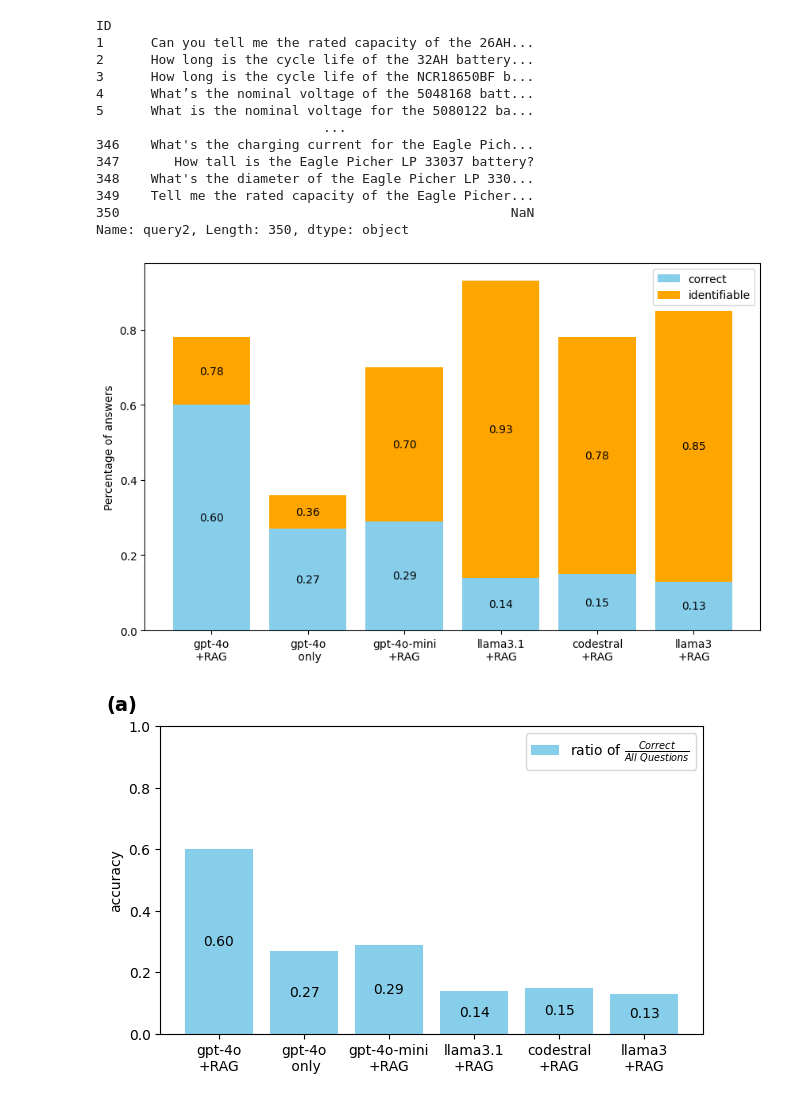
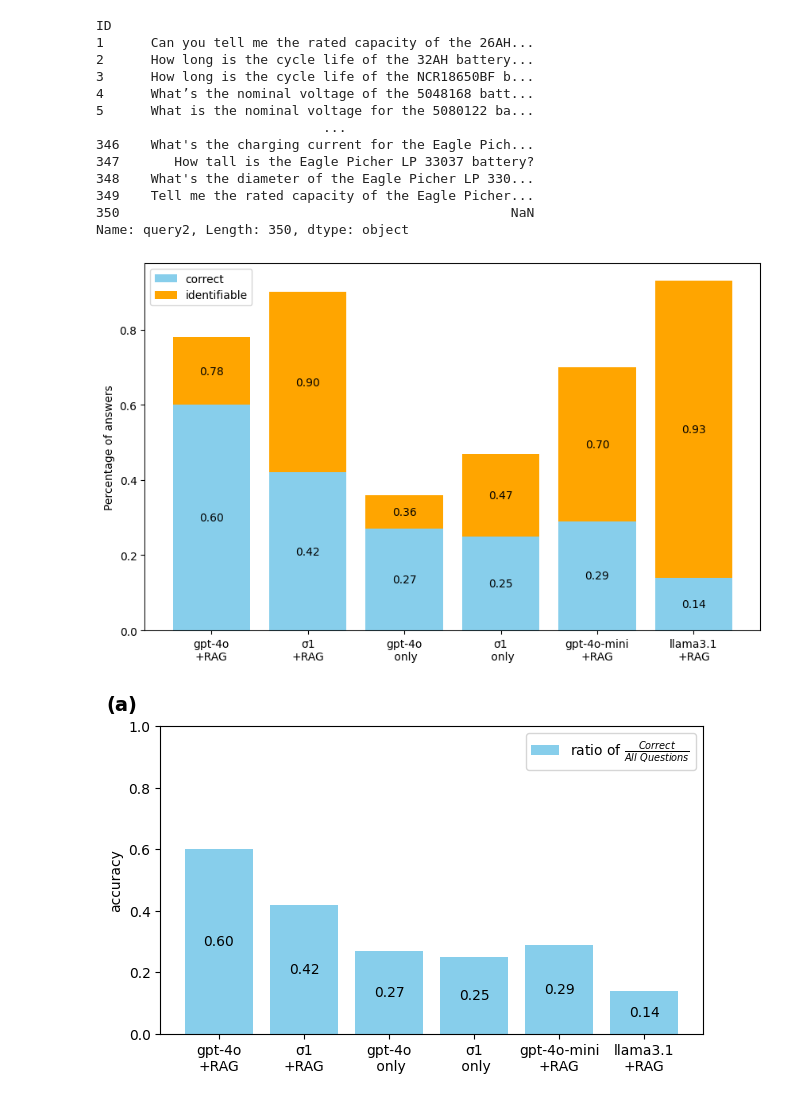
Before and after one commit to phdechent/CellInfoRepository, a Jupyter notebook: GraphRAG.ipynb, the cells around one changed output. Drawn from its saved outputs; the diff is of its cells as text; code cells hidden in the pictures.

```diff
--- a/GraphRAG.ipynb
+++ b/GraphRAG.ipynb
@@ -574,9 +586,9 @@ import seaborn as sns
 import pandas as pd
 
 # Data for the bar chart
-labels = ['gpt-4o\n+RAG','gpt-4o\n only', 'gpt-4o-mini\n+RAG', 'llama3.1\n+RAG', 'codestral\n+RAG', 'llama3\n+RAG']
-values_right = np.array([0.60, 0.27, 0.29, 0.14, 0.15, 0.13])
-values_identifiable = np.array([0.78, 0.36, 0.70, 0.93, 0.78, 0.85])
+labels = ['gpt-4o\n+RAG','σ1\n+RAG','gpt-4o\n only','σ1\n only', 'gpt-4o-mini\n+RAG', 'llama3.1\n+RAG']
+values_right = np.array([0.60, 0.42, 0.27, 0.25, 0.29, 0.14])
+values_identifiable = np.array([0.78, 0.90, 0.36, 0.47, 0.70, 0.93])
 
 # Creating a DataFrame for easier manipulation
 data = pd.DataFrame({
@@ -586,34 +598,34 @@ data = pd.DataFrame({
 })
 
 # Setting up the plot
 plt.figure(figsize=(10, 6))
 bottom_values = np.zeros(len(labels))  # To keep track of where the bars should start
 
 # Plotting the 'Right' values
 bars1 = plt.bar(labels, values_right, color='skyblue', label='correct')
 
 # Plotting the 'Identifiable' values on top of the 'Right' values
 bars2 = plt.bar(labels, values_identifiable - values_right, bottom=values_right, color='orange', label='identifiable')
 
 # Adding the values on top of the bars
 for bar in bars1:
     height = bar.get_height()
     plt.text(bar.get_x() + bar.get_width()/2., height/2, f'{height:.2f}', ha='center', va='center', color='black', fontsize=10)
 
 for bar in bars2:
     height = bar.get_height()
     plt.text(bar.get_x() + bar.get_width()/2., bar.get_y() + height/2, f'{bar.get_y() + height:.2f}', ha='center', va='center', color='black', fontsize=10)
 
 # Adding chart title and labels
 #plt.title('Comparison of Different Model Answers')
 #plt.xlabel('Model')
 plt.ylabel('Percentage of answers')
 plt.legend()
 
 # Displaying the chart
 plt.show()
 # %% [output]
-[figure, old version]
+[figure, new version]
 # %%
 plt.figure(figsize=(7, 4))
 bottom_values = np.zeros(len(labels))  # To keep track of where the bars should start
@@ -634,9 +646,10 @@ plt.legend(labels=[r"ratio of $\frac{Correct}{All\ Questions}$"])
 #plt.legend()
 
 # Displaying the chart
+plt.savefig("RAG_Accuracy.svg", format="svg", bbox_inches='tight')
 plt.show()
 # %% [output]
-[figure, old version]
+[figure, new version]
 # %%
 plt.figure(figsize=(7, 4))
 bottom_values = np.zeros(len(labels))  # To keep track of where the bars should start
```
Also changed, not shown: parts of 9 cells of this notebook, 5 other files.
